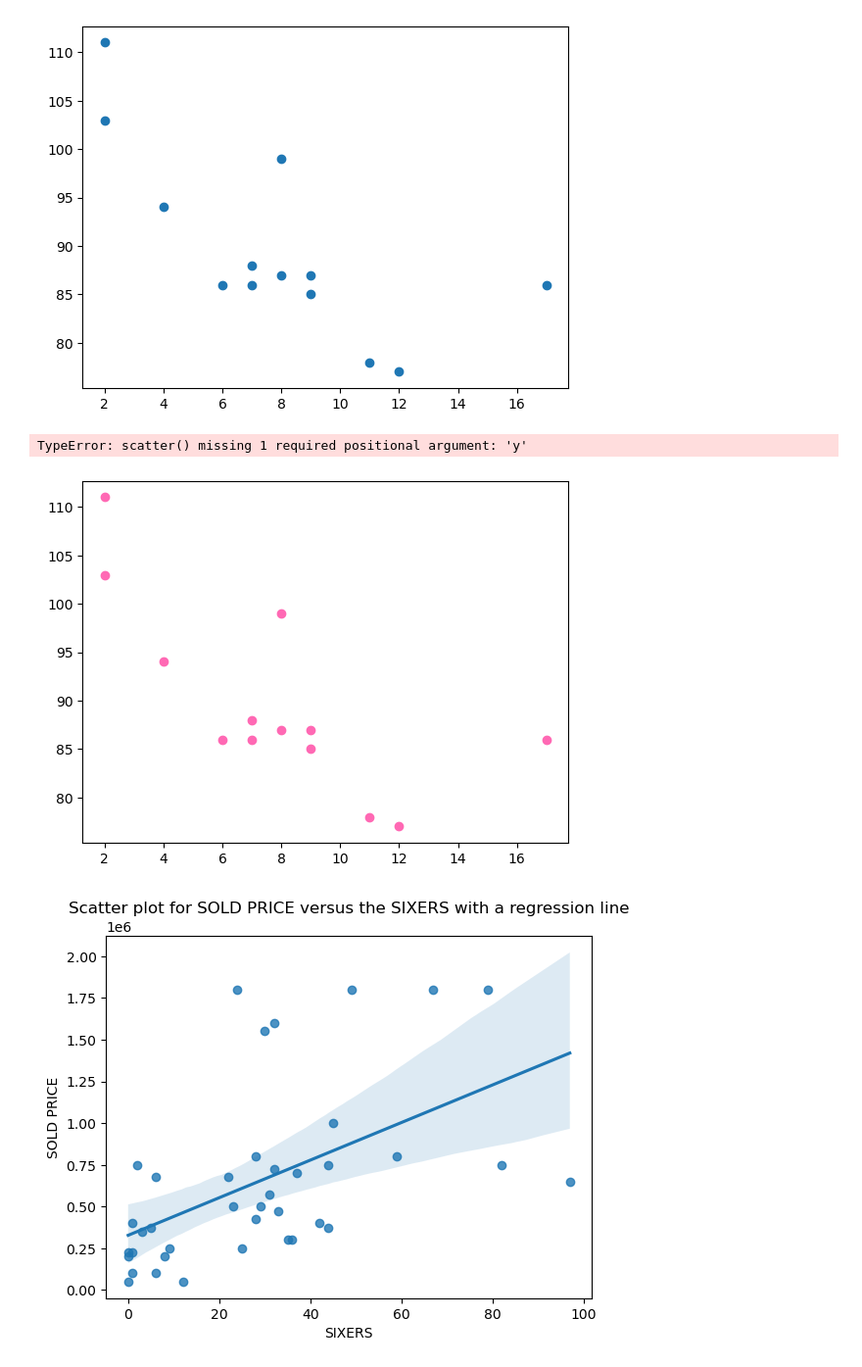
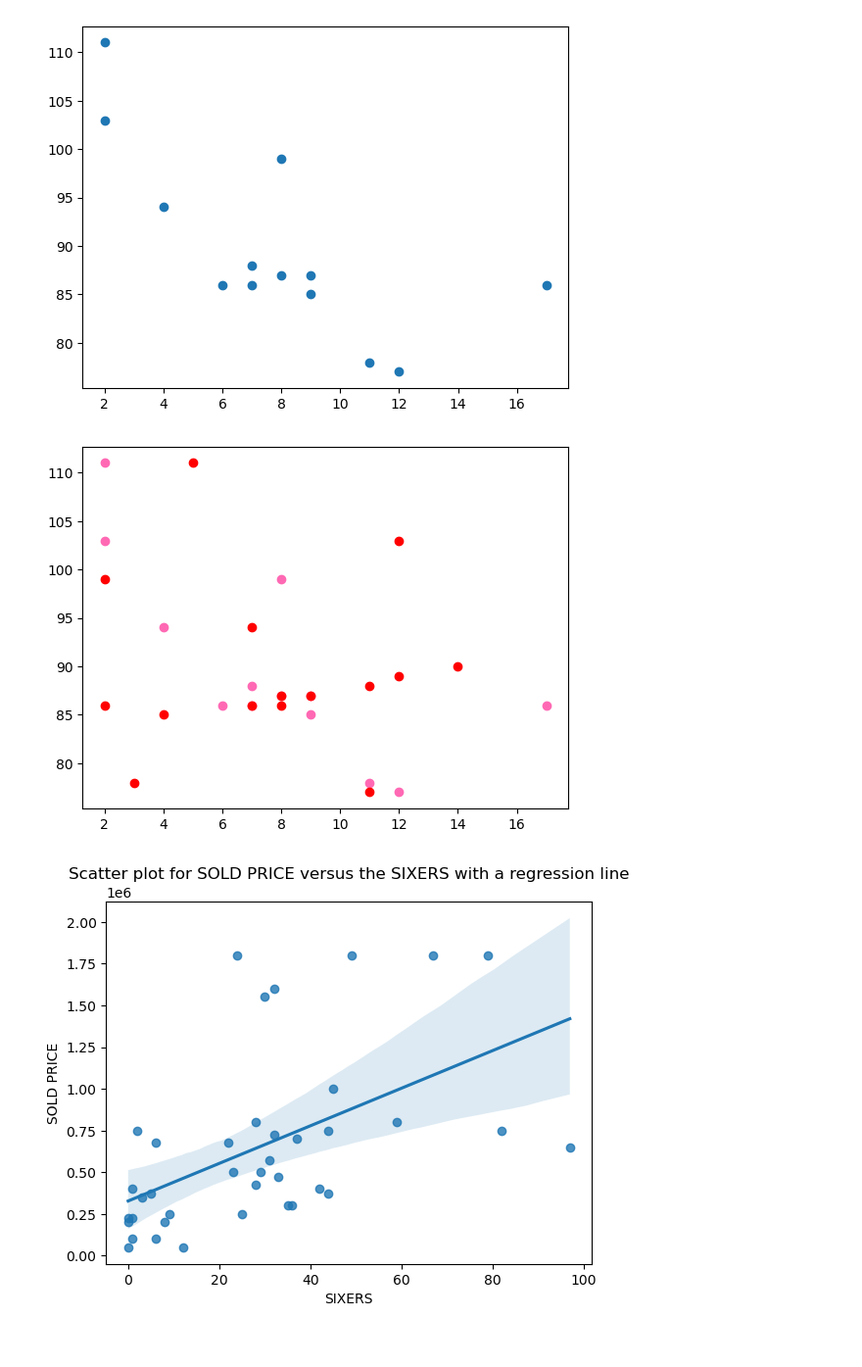
Before and after one commit to Arnab-apk/Data_Visualization, a Jupyter notebook: Data Visulization .ipynb, the cells around one changed output. Shown: that part at 98% size. Saved outputs shown, nothing was run; the diff lists cells and outputs as text; code cells hidden in the pictures.

```diff
--- a/Data Visulization .ipynb
+++ b/Data Visulization .ipynb
@@ -187,15 +187,15 @@ plt.show()
 # %%
 x=np.array([8,7,8,7,2,17,2,9,4,11,12,9,6])
 y=np.array([99,86,87,88,111,86,103,87,94,78,77,85,86])
 plt.scatter(x,y,color='hotpink')
 
 xpts=np.array([2,2,8,11,5,8,12,9,7,3,11,4,7,14,12])
-plt.scatter(xpts,color="red")
+ypts=np.array([99,86,87,88,111,86,103,87,94,78,77,85,86,90,89])
+plt.scatter(xpts,ypts,color="red")
 
 plt.show()
 # %% [output]
-TypeError: scatter() missing 1 required positional argument: 'y'
-[figure, old version]
+[figure, new version]
 # %%
 #Question(Write in copy) Draw the relationship between the feature , sixers and soldprice in the IPL dataset
 Bats=DF[DF['PLAYING_ROLE']=='Batsman']
```
Also changed, not shown: parts of 1 cell of this notebook, 1 other file.
